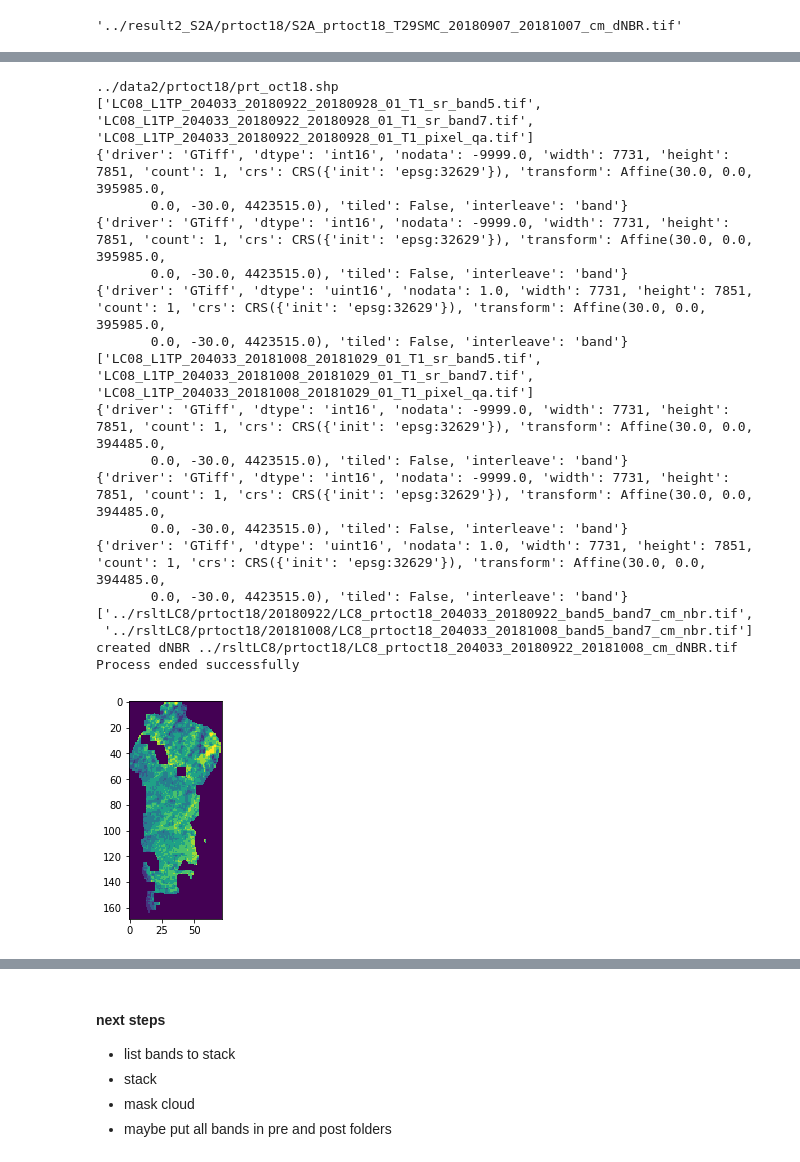
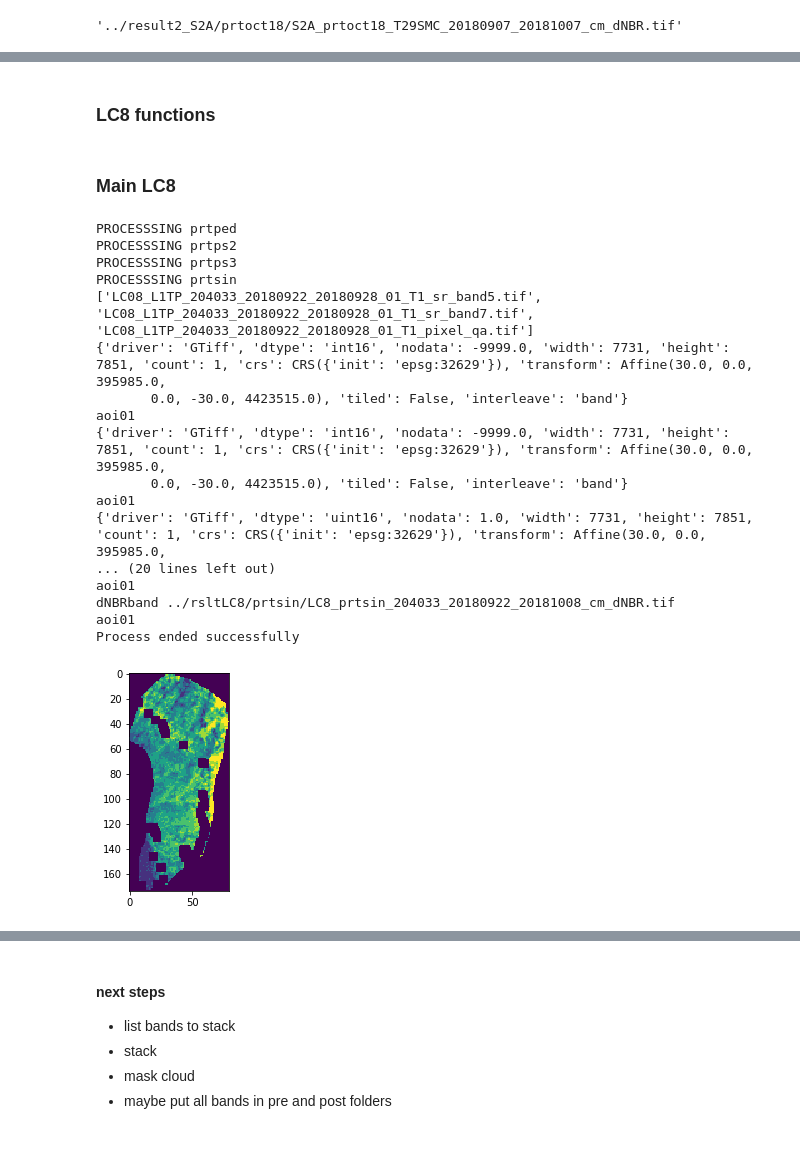
Before and after one commit to mlateb/dNBR, a Jupyter notebook: code/dNBR_lc8_s2a.ipynb, the cells around one changed output, grey strips where cells are left out. Saved outputs shown, nothing was run; the diff lists cells and outputs as text; code cells hidden in the pictures.

```diff
--- a/code/dNBR_lc8_s2a.ipynb
+++ b/code/dNBR_lc8_s2a.ipynb
@@ -266,7 +169,7 @@ def dNBRName(prepath, pospath):
     presplit= prepathbase.split('.')[0].split('_')
     possplit= pospathbase.split('.')[0].split('_')
 
-    dNBRname = '.'.join(('_'.join((presplit[0],presplit[1],presplit[2],presplit[3],possplit[3],presplit[6],'dNBR')),nir.split('.')[-1]))
+    dNBRname = '.'.join(('_'.join((presplit[0],presplit[1],presplit[2],presplit[3],possplit[3],presplit[6],'dNBR')),prepathbase.split('.')[-1]))
 
     newdir ='/'.join(prepath.split('/')[:-2])
 
@@ -382,7 +446,6 @@ def unarchiveS2ABands(s2azipdir, Sat='S2A'):
 
         #calling srBandsNameList function
         s2a_bands_list = srBandsNameList(Sat, zip_file)
-        pprint.pprint(s2a_bands_list)
 
         #umpty band list for stacking
         list_extracted_bands=[]
@@ -402,11 +465,13 @@ def unarchiveS2ABands(s2azipdir, Sat='S2A'):
             print(tifbandpath)
 
             #calling the s2aResample function
-            s2aResample(jp2bandpath, tifbandpath,res) #calling the s2aResample function
+            s2aResample(jp2bandpath, tifbandpath) #calling the s2aResample function
             #create list of extracted band paths in the destination directory
             list_extracted_bands.append(tifbandpath)
 
-            #cliping the resampled raster band
-            rasterClip(tifbandpath,aoiPath)
+#             #cliping the resampled raster band
+#             rasterClip(tifbandpath,aoiPath)
+            srcdir = os.path.join(wrkdir,cntr)
+            clipMultiple(tifbandpath,srcdir,posProcessdir)
 
     return list_extracted_bands
@@ -413,7 +575,9 @@ def unarchiveS2ABands(s2azipdir, Sat='S2A'):
+# %% [markdown]
+### LC8 functions
 # %%
 def lc8Update (lc8,lc8update):
     """
-    harmonize lc8 band with s2a
+    Harmonize lc8 arr values with s2a
     """
     with rasterio.open(lc8) as src:
         lc8arr = src.read(1, masked=True)
@@ -470,30 +634,34 @@ def unarchiveLC8Bands(lc8targzarchive,dst_dir):
         list_new_names.append(lc8updated)
 
         #clip lc8 band
-        rasterClip(lc8updated,aoiPath)
+#         rasterClip(lc8updated,aoiPath)
+        srcdir = os.path.join(wrkdir,cntr)
+        clipMultiple(lc8updated,srcdir,posProcessdir)
+
     return list_new_names
+# %% [markdown]
+### Main LC8
 # %%
 cntrlist = [ name for name in os.listdir(wrkdir) if os.path.isdir(os.path.join(wrkdir, name)) ]
 # print(cntrlist[0])
 for cntr in cntrlist:
-
+    print('PROCESSSING', cntr)
 #     if not os.path.exists(os.path.join(rsltdir,cntr)):
 #         os.makedirs(os.path.join(rsltdir,cntr))
 
     # defining the shp file path
-    shpgrep = re.compile('.*.shp')
-    shplist = filter(lambda x: shpgrep.search(x),os.listdir(os.path.join(wrkdir,cntr)))
-    shpfile = list(shplist)[0]
-    aoiPath = os.path.join(wrkdir,cntr,shpfile)
-    print(aoiPath)
+#     aoigrep = re.compile('.*\.shp$')
+#     aoilist = list(filter(lambda x: aoigrep.search(x),os.listdir(os.path.join(wrkdir,cntr))))
 
     if not os.path.exists(os.path.join(rsltlc8,cntr)):
         os.makedirs(os.path.join(rsltlc8,cntr))
     # defining the tar file path
     lc8targzgrep = re.compile('LC08.*\.tar.gz$')
-    lc8targzlist = filter(lambda x: lc8targzgrep.search(x),os.listdir(os.path.join(wrkdir,cntr)))
+    lc8targzlist = list(filter(lambda x: lc8targzgrep.search(x),os.listdir(os.path.join(wrkdir,cntr))))
     #define the output directory
 #     extractdir=os.path.join(rsltlc8,cntr)
+    if len(lc8targzlist) == 0:
+        continue
 
     #umpty list of NBR bands
     list_nbr_bands=[]
@@ -505,53 +673,62 @@ for cntr in cntrlist:
         list_extracted_bands = unarchiveLC8Bands(lc8targzarchive,dst_dir)
                 #cloud masking
         list_clmasked_bands=[]
+
         for band in list_extracted_bands[:2]:
 
             #calling the cloud masking function
             cmband = rasterCloudMask(band,list_extracted_bands[-1],'LC8')
             #update cloud masked band list
             list_clmasked_bands.append(cmband)
 
             #clip cloud masked bands
-            rasterClip(cmband, aoiPath)
-
+#             rasterClip(cmband, aoiPath)
+            srcdir = os.path.join(wrkdir,cntr)
+            clipMultiple(cmband,srcdir,posProcessdir)
         #calling the NBRfunction
         nbrband = NBRfuncion(list_clmasked_bands[0],list_clmasked_bands[1])
         #update nbr band list
         list_nbr_bands.append(nbrband)
 
         #clip nbr bands
-        rasterClip(nbrband, aoiPath)
+#         rasterClip(nbrband, aoiPath)
+        srcdir = os.path.join(wrkdir,cntr)
+        clipMultiple(nbrband,srcdir,posProcessdir)
+#
     #calling dNBR function
     list_nbr_bands.sort
     pprint.pprint(list_nbr_bands)
 
     dNBRband = dNBRfunction(list_nbr_bands[0], list_nbr_bands[1])
+    #clip dNBR band
+    srcdir = os.path.join(wrkdir,cntr)
+    clipMultiple(dNBRband,srcdir,posProcessdir)
+
     #calling the dNBR reclassification function
-    dNBRreclass = dNBRreclass(dNBRband)
+    print('dNBRband', dNBRband)
+    dNBRrecl = dNBRreclass(dNBRband)
 
     #calling rasterClip function
-    clipdNBRband = rasterClip(dNBRreclass, aoiPath)
+    srcdir = os.path.join(wrkdir,cntr)
+    clipMultiple(dNBRrecl,srcdir,posProcessdir)
 
 print('Process ended successfully')
 # %% [output]
-../data2/prtoct18/prt_oct18.shp
+PROCESSSING prtped
+PROCESSSING prtps2
+PROCESSSING prtps3
+PROCESSSING prtsin
 ['LC08_L1TP_204033_20180922_20180928_01_T1_sr_band5.tif', 'LC08_L1TP_204033_20180922_20180928_01_T1_sr_band7.tif', 'LC08_L1TP_204033_20180922_20180928_01_T1_pixel_qa.tif']
 {'driver': 'GTiff', 'dtype': 'int16', 'nodata': -9999.0, 'width': 7731, 'height': 7851, 'count': 1, 'crs': CRS({'init': 'epsg:32629'}), 'transform': Affine(30.0, 0.0, 395985.0,
        0.0, -30.0, 4423515.0), 'tiled': False, 'interleave': 'band'}
+aoi01
 {'driver': 'GTiff', 'dtype': 'int16', 'nodata': -9999.0, 'width': 7731, 'height': 7851, 'count': 1, 'crs': CRS({'init': 'epsg:32629'}), 'transform': Affine(30.0, 0.0, 395985.0,
        0.0, -30.0, 4423515.0), 'tiled': False, 'interleave': 'band'}
+aoi01
 {'driver': 'GTiff', 'dtype': 'uint16', 'nodata': 1.0, 'width': 7731, 'height': 7851, 'count': 1, 'crs': CRS({'init': 'epsg:32629'}), 'transform': Affine(30.0, 0.0, 395985.0,
-       0.0, -30.0, 4423515.0), 'tiled': False, 'interleave': 'band'}
-['LC08_L1TP_204033_20181008_20181029_01_T1_sr_band5.tif', 'LC08_L1TP_204033_20181008_20181029_01_T1_sr_band7.tif', 'LC08_L1TP_204033_20181008_20181029_01_T1_pixel_qa.tif']
-{'driver': 'GTiff', 'dtype': 'int16', 'nodata': -9999.0, 'width': 7731, 'height': 7851, 'count': 1, 'crs': CRS({'init': 'epsg:32629'}), 'transform': Affine(30.0, 0.0, 394485.0,
-       0.0, -30.0, 4423515.0), 'tiled': False, 'interleave': 'band'}
-{'driver': 'GTiff', 'dtype': 'int16', 'nodata': -9999.0, 'width': 7731, 'height': 7851, 'count': 1, 'crs': CRS({'init': 'epsg:32629'}), 'transform': Affine(30.0, 0.0, 394485.0,
-       0.0, -30.0, 4423515.0), 'tiled': False, 'interleave': 'band'}
-{'driver': 'GTiff', 'dtype': 'uint16', 'nodata': 1.0, 'width': 7731, 'height': 7851, 'count': 1, 'crs': CRS({'init': 'epsg:32629'}), 'transform': Affine(30.0, 0.0, 394485.0,
-       0.0, -30.0, 4423515.0), 'tiled': False, 'interleave': 'band'}
-['../rsltLC8/prtoct18/20180922/LC8_prtoct18_204033_20180922_band5_band7_cm_nbr.tif',
- '../rsltLC8/prtoct18/20181008/LC8_prtoct18_204033_20181008_band5_band7_cm_nbr.tif']
-created dNBR ../rsltLC8/prtoct18/LC8_prtoct18_204033_20180922_20181008_cm_dNBR.tif
+... (20 lines left out)
+aoi01
+dNBRband ../rsltLC8/prtsin/LC8_prtsin_204033_20180922_20181008_cm_dNBR.tif
+aoi01
 Process ended successfully
-[figure, old version]
+[figure, new version]
```
Also changed, not shown: parts of 29 cells of this notebook.
